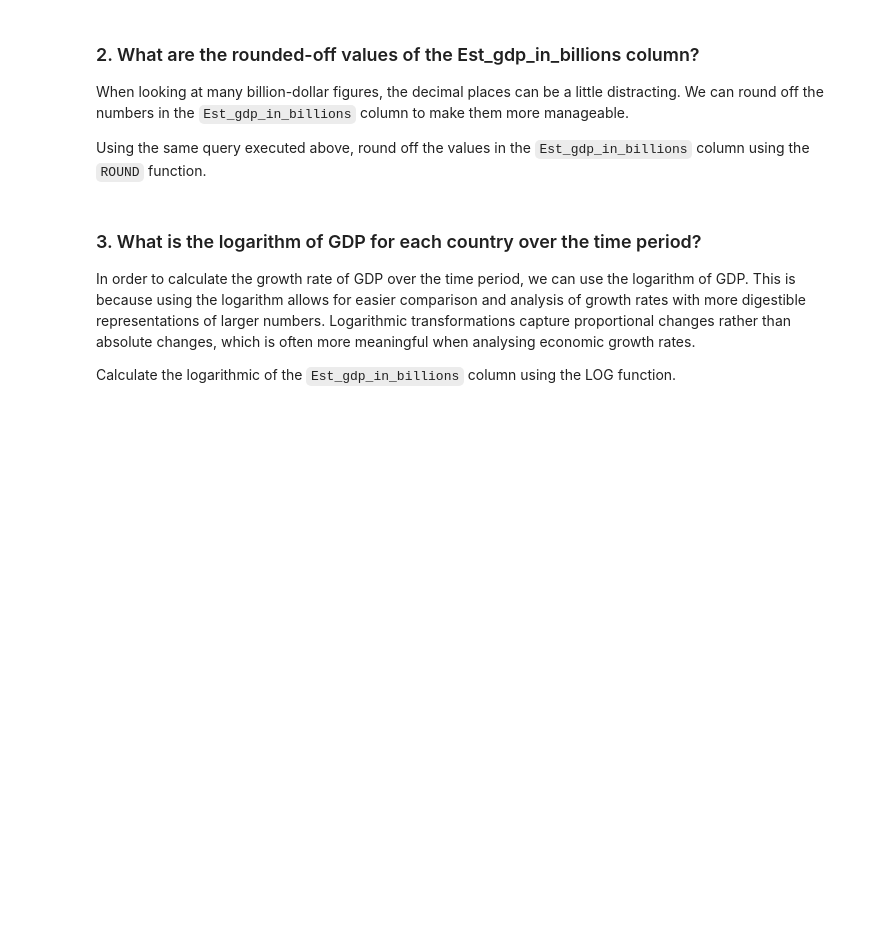
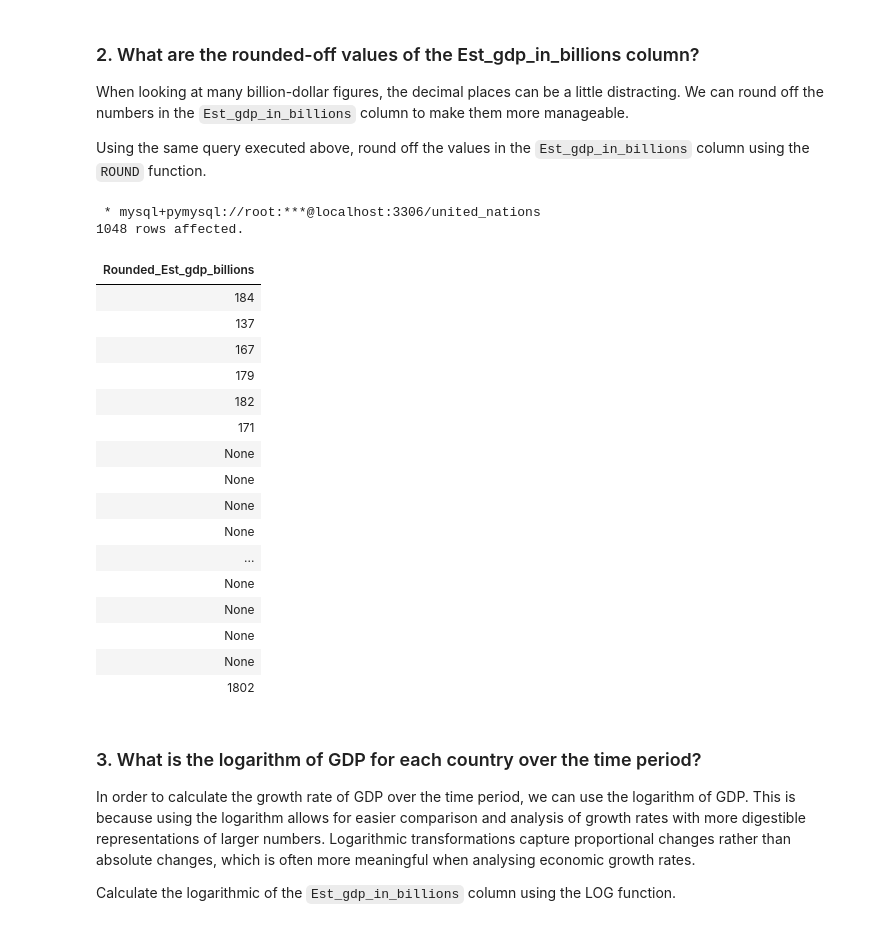
Before and after one commit to RealElvince/Access-to-basic-water-services, a Jupyter notebook: notebooks/Transform columns using numeric functions[Notebook].ipynb, the cells around one changed output. Cells and saved outputs as stored; diff of their text form; code cells hidden in the pictures; blank space fills up the shorter version.

Commit message:
rounded off gdp

```diff
--- a/notebooks/Transform columns using numeric functions[Notebook].ipynb
+++ b/notebooks/Transform columns using numeric functions[Notebook].ipynb
@@ -112,7 +112,31 @@ When looking at many billion-dollar figures, the decimal places can be a little
 
 Using the same query executed above, round off the values in the `Est_gdp_in_billions` column using the `ROUND` function.
 # %%
-# Add your code here
+%%sql
+SELECT
+    ROUND(Est_gdp_in_billions) AS Rounded_Est_gdp_billions
+FROM
+    united_nations.access_to_basic_services;
+# %% [output]
+ * mysql+pymysql://root:***@localhost:3306/united_nations
+1048 rows affected.
+| Rounded_Est_gdp_billions |
+| 184 |
+| 137 |
+| 167 |
+| 179 |
+| 182 |
+| 171 |
+| None |
+| None |
+| None |
+| None |
+| ... |
+| None |
+| None |
+| None |
+| None |
+| 1802 |
 # %% [markdown]
 ### 3. What is the logarithm of GDP for each country over the time period?
 
```
